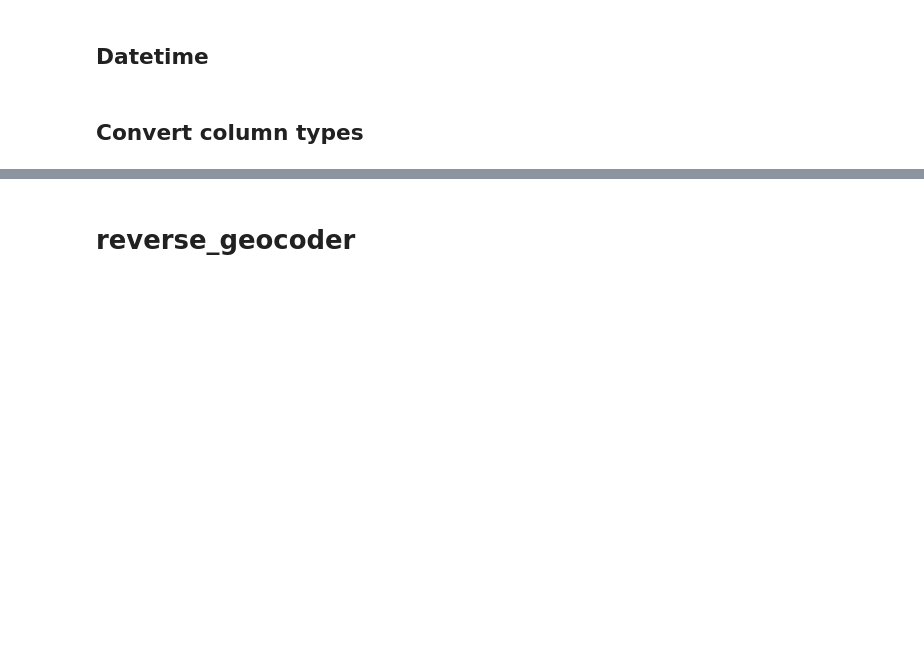
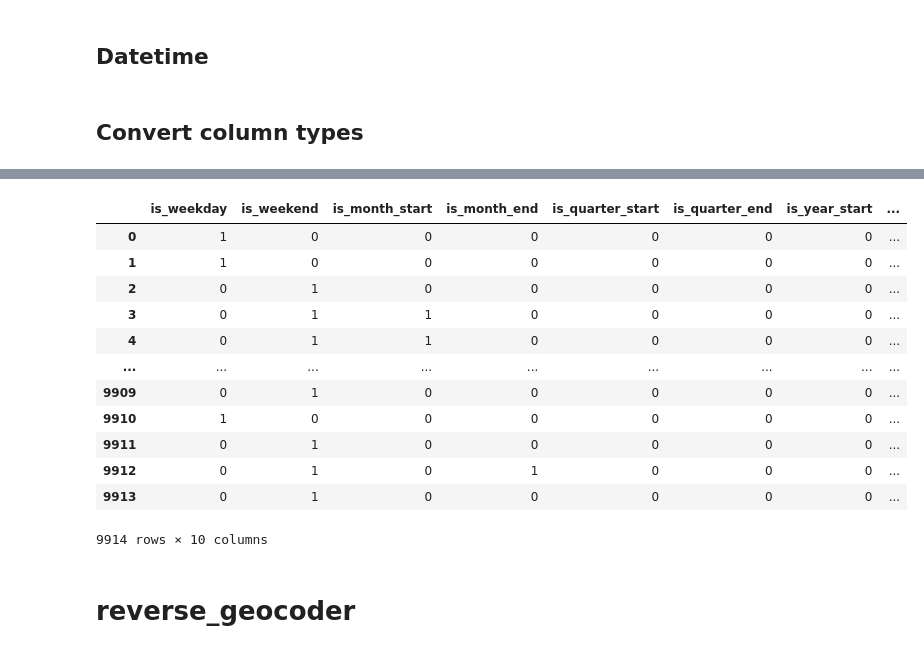
Before and after one commit to yunglinchang/NYC_taxifare_prediction, a Jupyter notebook: NYCTaxiFarePrediction_DataPreprocessing.ipynb, the cells around one changed output, grey strips where cells are left out. Drawn from its saved outputs; the diff is of its cells as text; code cells hidden in the pictures; blank space fills up the shorter version.

```diff
--- a/NYCTaxiFarePrediction_DataPreprocessing.ipynb
+++ b/NYCTaxiFarePrediction_DataPreprocessing.ipynb
@@ -354,0 +392,19 @@ for df in data:
+# %%
+%%time
+def is_fe(df):
+    df['is_weekday'] = (df['pickup_datetime'].dt.dayofweek < 5).astype(int)
+    df['is_weekend'] = (df['pickup_datetime'].dt.dayofweek >= 5).astype(int)
+    df['is_month_start'] = df['pickup_datetime'].dt.is_month_start.astype(int)
+    df['is_month_end'] = df['pickup_datetime'].dt.is_month_end.astype(int)
+    df['is_quarter_start'] = df['pickup_datetime'].dt.is_quarter_start.astype(int)
+    df['is_quarter_end'] = df['pickup_datetime'].dt.is_quarter_end.astype(int)
+    df['is_year_start'] = df['pickup_datetime'].dt.is_year_start.astype(int)
+    df['is_year_end'] = df['pickup_datetime'].dt.is_year_end.astype(int)
+    df['is_leap_year'] = df['pickup_datetime'].dt.is_leap_year.astype(int)
+    df['is_holiday'] = df['pickup_datetime'].apply(lambda x: 0 if holidays.US().get(x) is None else 1)
+    return df[['is_weekday', 'is_weekend', 'is_month_start', 'is_month_end', 'is_quarter_start', 'is_quarter_end',
+               'is_year_start', 'is_year_end', 'is_leap_year', 'is_holiday']]
+
+is_fe(train)
+is_fe(test)
+# %% [output]
@@ -355,3 +413,16 @@ for df in data:
+|  | is_weekday | is_weekend | is_month_start | is_month_end | is_quarter_start | is_quarter_end | is_year_start | ... |
+| 0 | 1 | 0 | 0 | 0 | 0 | 0 | 0 | ... |
+| 1 | 1 | 0 | 0 | 0 | 0 | 0 | 0 | ... |
+| 2 | 0 | 1 | 0 | 0 | 0 | 0 | 0 | ... |
+| 3 | 0 | 1 | 1 | 0 | 0 | 0 | 0 | ... |
+| 4 | 0 | 1 | 1 | 0 | 0 | 0 | 0 | ... |
+| ... | ... | ... | ... | ... | ... | ... | ... | ... |
+| 9909 | 0 | 1 | 0 | 0 | 0 | 0 | 0 | ... |
+| 9910 | 1 | 0 | 0 | 0 | 0 | 0 | 0 | ... |
+| 9911 | 0 | 1 | 0 | 0 | 0 | 0 | 0 | ... |
+| 9912 | 0 | 1 | 0 | 1 | 0 | 0 | 0 | ... |
+| 9913 | 0 | 1 | 0 | 0 | 0 | 0 | 0 | ... |
+9914 rows × 10 columns
 # %% [markdown]
 # reverse_geocoder
 # %%
```
Also changed, not shown: parts of 27 cells of this notebook.
